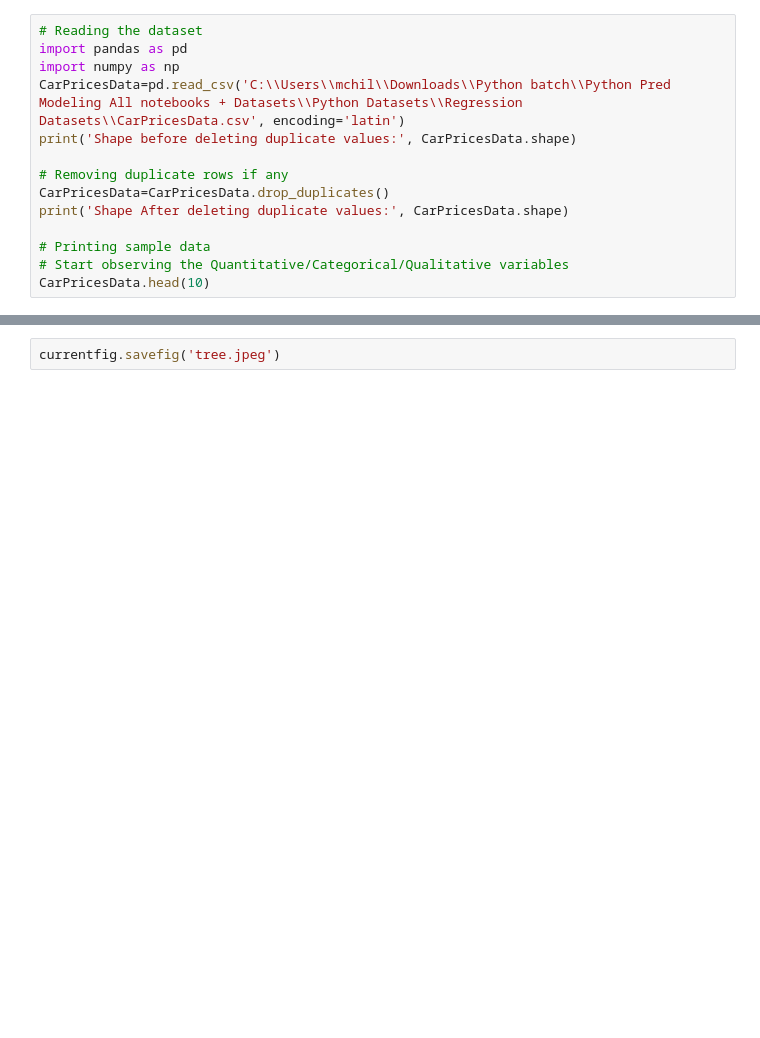
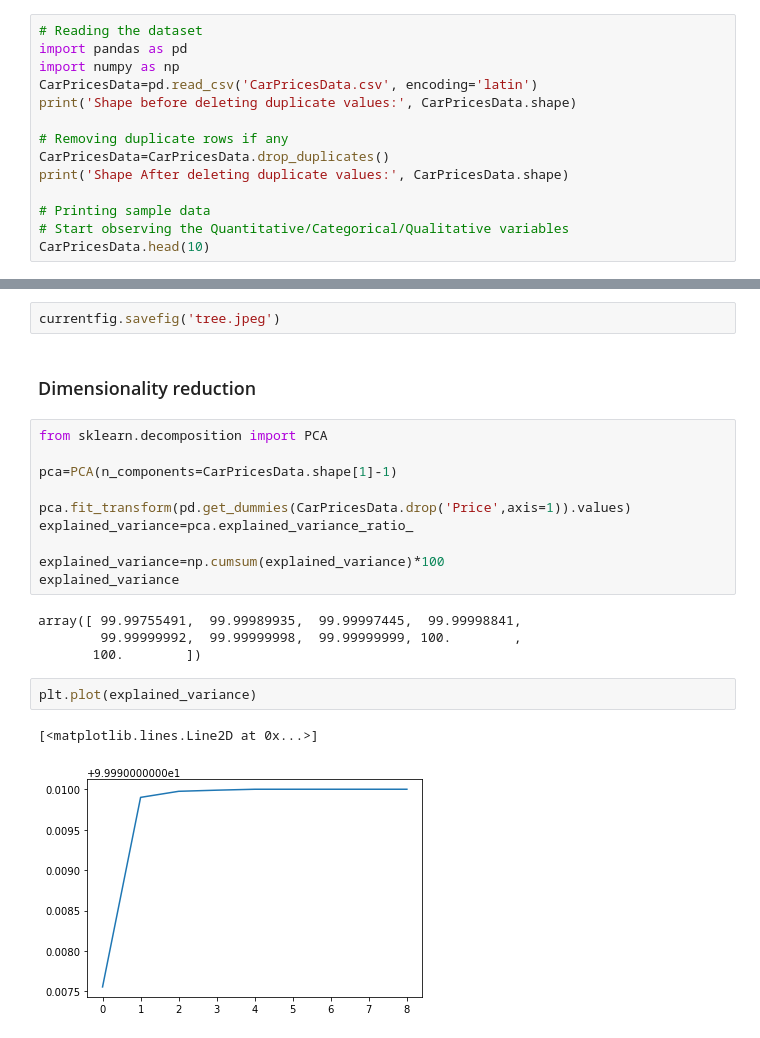
Before and after one commit to Mchilamwar/Regression_Analysis_Cases, a Jupyter notebook: Car_Price_Prediction/car_price.ipynb, the cells around one changed output, grey strips where cells are left out. Drawn from its saved outputs; the diff is of its cells as text; blank space fills up the shorter version.

```diff
--- a/Car_Price_Prediction/car_price.ipynb
+++ b/Car_Price_Prediction/car_price.ipynb
@@ -54,7 +54,7 @@ warnings.filterwarnings('ignore')
 # Reading the dataset
 import pandas as pd
 import numpy as np
-CarPricesData=pd.read_csv('C:\\Users\\mchil\\Downloads\\Python batch\\Python Pred Modeling All notebooks + Datasets\\Python Datasets\\Regression Datasets\\CarPricesData.csv', encoding='latin')
+CarPricesData=pd.read_csv('CarPricesData.csv', encoding='latin')
 print('Shape before deleting duplicate values:', CarPricesData.shape)
 
 # Removing duplicate rows if any
@@ -1049,3 +1030,24 @@ currentfig=plt.gcf()
 <Figure size 432x288 with 0 Axes>
 # %%
 currentfig.savefig('tree.jpeg')
+# %% [markdown]
+### Dimensionality reduction
+# %%
+from sklearn.decomposition import PCA
+
+pca=PCA(n_components=CarPricesData.shape[1]-1)
+
+pca.fit_transform(pd.get_dummies(CarPricesData.drop('Price',axis=1)).values)
+explained_variance=pca.explained_variance_ratio_
+
+explained_variance=np.cumsum(explained_variance)*100
+explained_variance
+# %% [output]
+array([ 99.99755491,  99.99989935,  99.99997445,  99.99998841,
+        99.99999992,  99.99999998,  99.99999999, 100.        ,
+       100.        ])
+# %%
+plt.plot(explained_variance)
+# %% [output]
+[<matplotlib.lines.Line2D at 0x...>]
+[figure, added]
```
Also changed, not shown: parts of 4 cells of this notebook, 4 other files.
